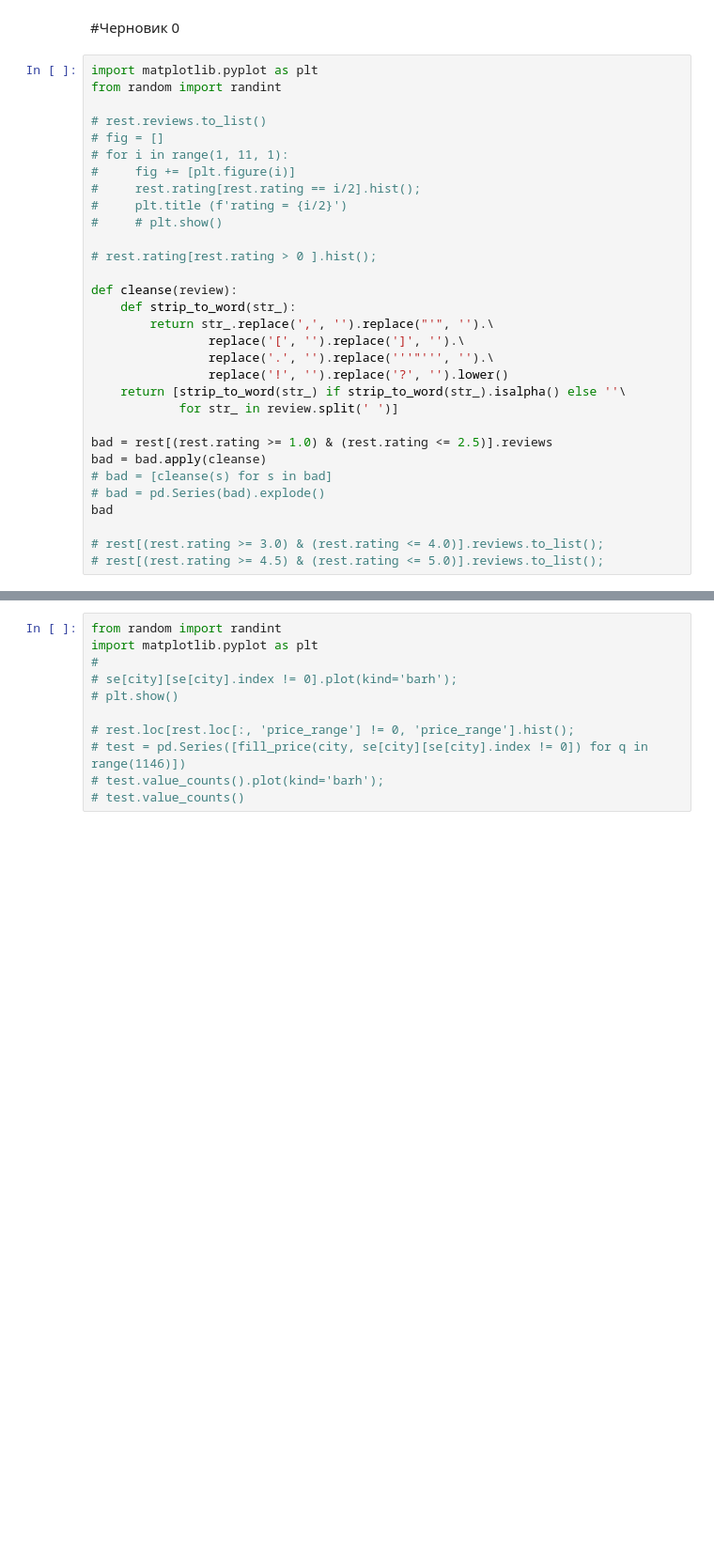
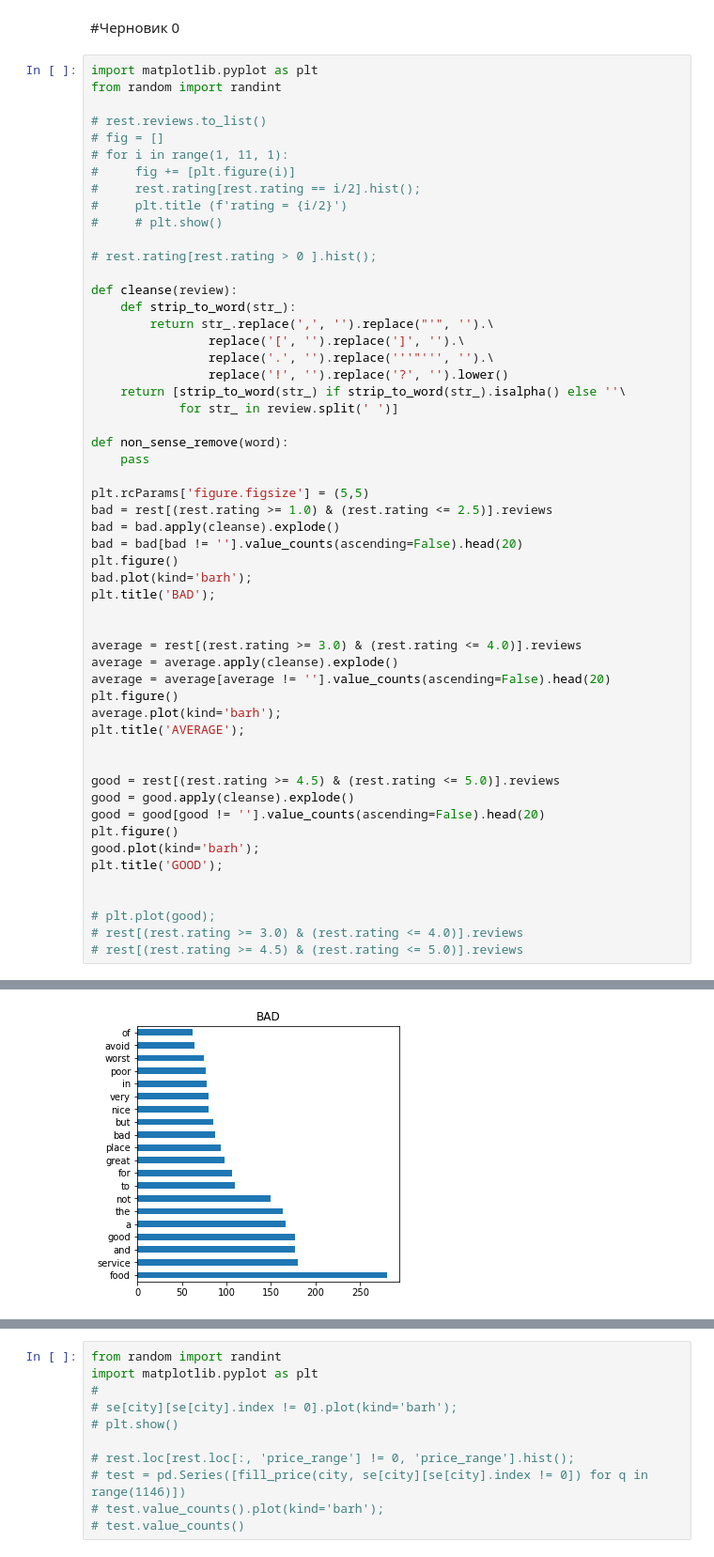
Before and after one commit to akitim/SkillFactory_projects, a Jupyter notebook: Проект_3_О_вкусной_и_здоровой_пище.ipynb, the cells around one changed output, grey strips where cells are left out. Shown at 94% size. Saved outputs shown, nothing was run; the diff lists cells and outputs as text; blank space fills up the shorter version.

```diff
--- a/Проект_3_О_вкусной_и_здоровой_пище.ipynb
+++ b/Проект_3_О_вкусной_и_здоровой_пище.ipynb
@@ -327,12 +327,35 @@ def cleanse(review):
     return [strip_to_word(str_) if strip_to_word(str_).isalpha() else ''\
             for str_ in review.split(' ')]
 
+def non_sense_remove(word):
+    pass
+
+plt.rcParams['figure.figsize'] = (5,5)
 bad = rest[(rest.rating >= 1.0) & (rest.rating <= 2.5)].reviews
-bad = bad.apply(cleanse)
-# bad = [cleanse(s) for s in bad]
-# bad = pd.Series(bad).explode()
-bad
+bad = bad.apply(cleanse).explode()
+bad = bad[bad != ''].value_counts(ascending=False).head(20)
+plt.figure()
+bad.plot(kind='barh');
+plt.title('BAD');
 
-# rest[(rest.rating >= 3.0) & (rest.rating <= 4.0)].reviews.to_list();
-# rest[(rest.rating >= 4.5) & (rest.rating <= 5.0)].reviews.to_list();
+
+average = rest[(rest.rating >= 3.0) & (rest.rating <= 4.0)].reviews
+average = average.apply(cleanse).explode()
+average = average[average != ''].value_counts(ascending=False).head(20)
+plt.figure()
+average.plot(kind='barh');
+plt.title('AVERAGE');
+
+
+good = rest[(rest.rating >= 4.5) & (rest.rating <= 5.0)].reviews
+good = good.apply(cleanse).explode()
+good = good[good != ''].value_counts(ascending=False).head(20)
+plt.figure()
+good.plot(kind='barh');
+plt.title('GOOD');
+
+
+# plt.plot(good);
+# rest[(rest.rating >= 3.0) & (rest.rating <= 4.0)].reviews
+# rest[(rest.rating >= 4.5) & (rest.rating <= 5.0)].reviews
 # %% [output]
@@ -350,0 +362 @@ Name: reviews, Length: 1721, dtype: object
+[figure, added]
```
Also changed, not shown: parts of 1 cell of this notebook.
